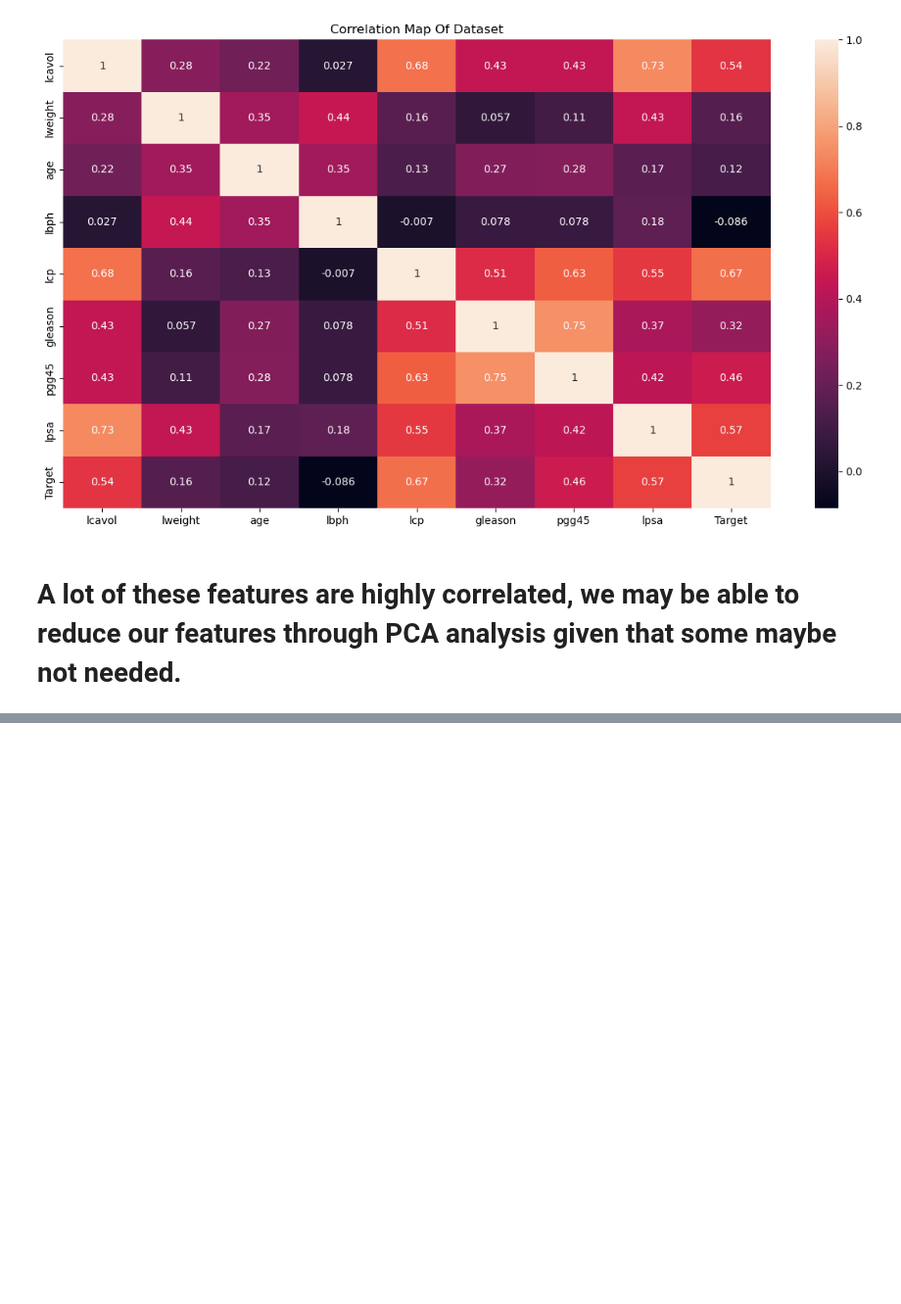
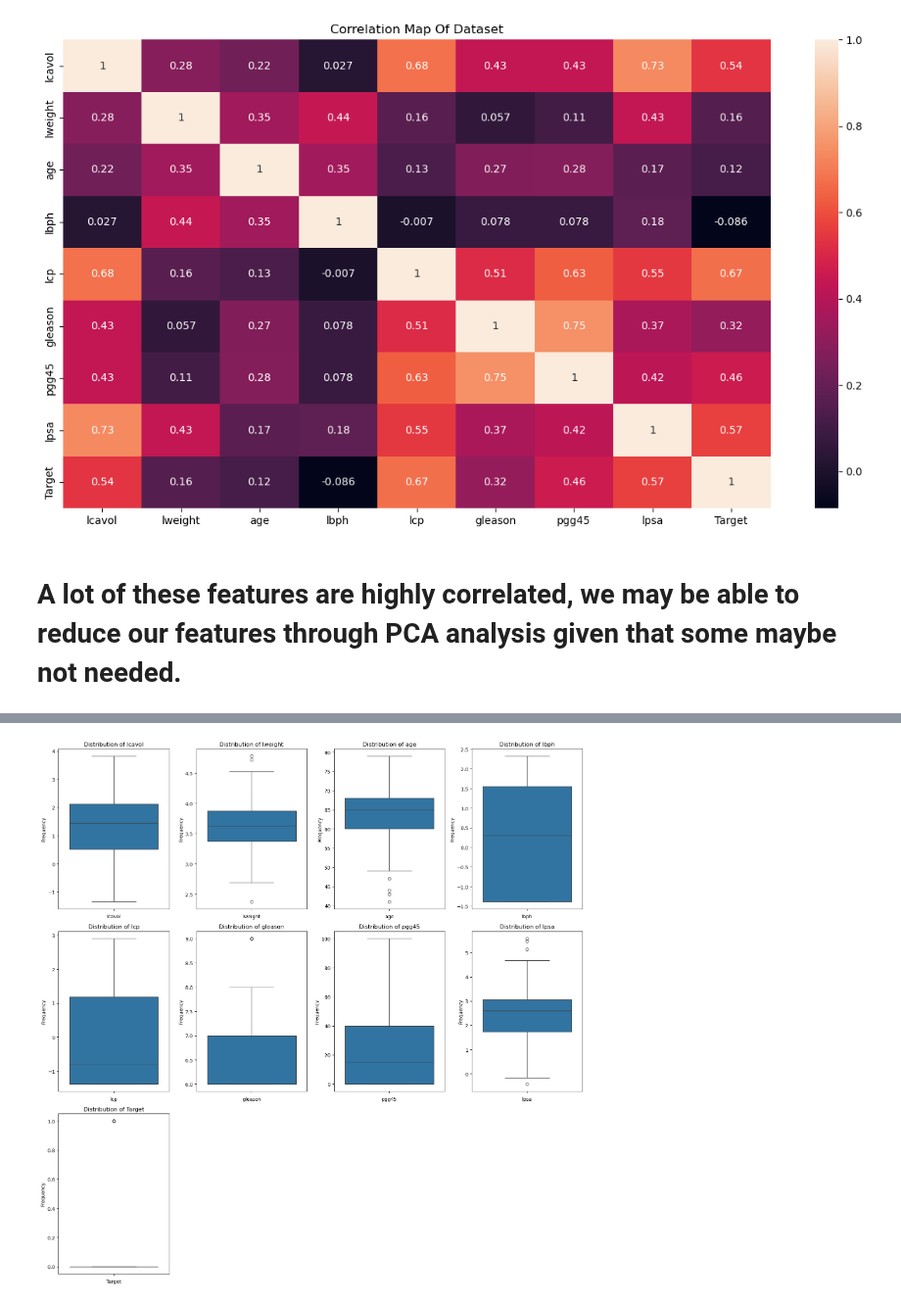
Before and after one commit to MaukanMir/Prostate-Cancer-Classification, a Jupyter notebook: training.ipynb, the cells around one changed output, grey strips where cells are left out. Shown at 98% size. Drawn from its saved outputs; the diff is of its cells as text; code cells hidden in the pictures; blank space fills up the shorter version.

```diff
--- a/training.ipynb
+++ b/training.ipynb
@@ -111,0 +129,17 @@ plt.show()
+# %%
+plt.figure(figsize=(16,16))
+df_cols = df.columns
+rows = len(df.columns)
+dims = (rows+3)//4
+
+for idx, col in enumerate(df_cols):
+  plt.subplot(dims,4,idx+1)
+  sns.boxplot(df[col])
+  plt.title(f"Distribution of {col}")
+  plt.xlabel(col)
+  plt.ylabel("Frequency")
+
+plt.tight_layout()
+plt.show()
+# %% [output]
+[figure, added]
```
Also changed, not shown: parts of 1 cell of this notebook.
